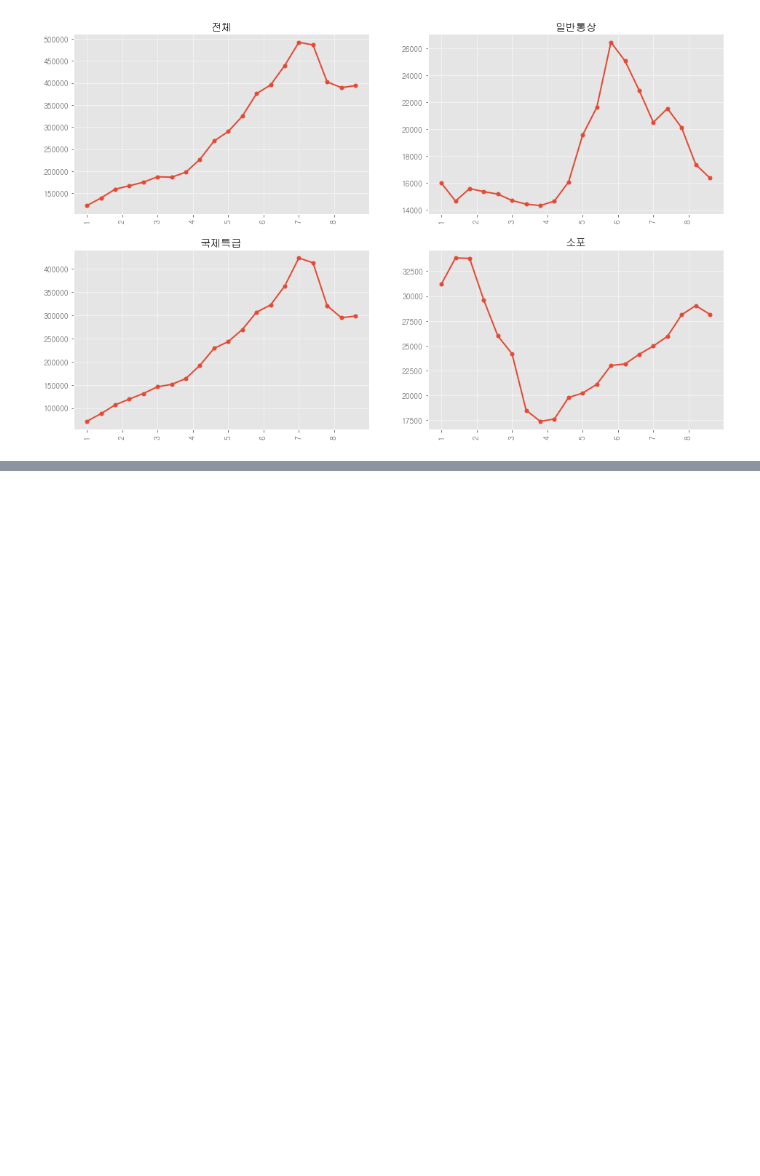
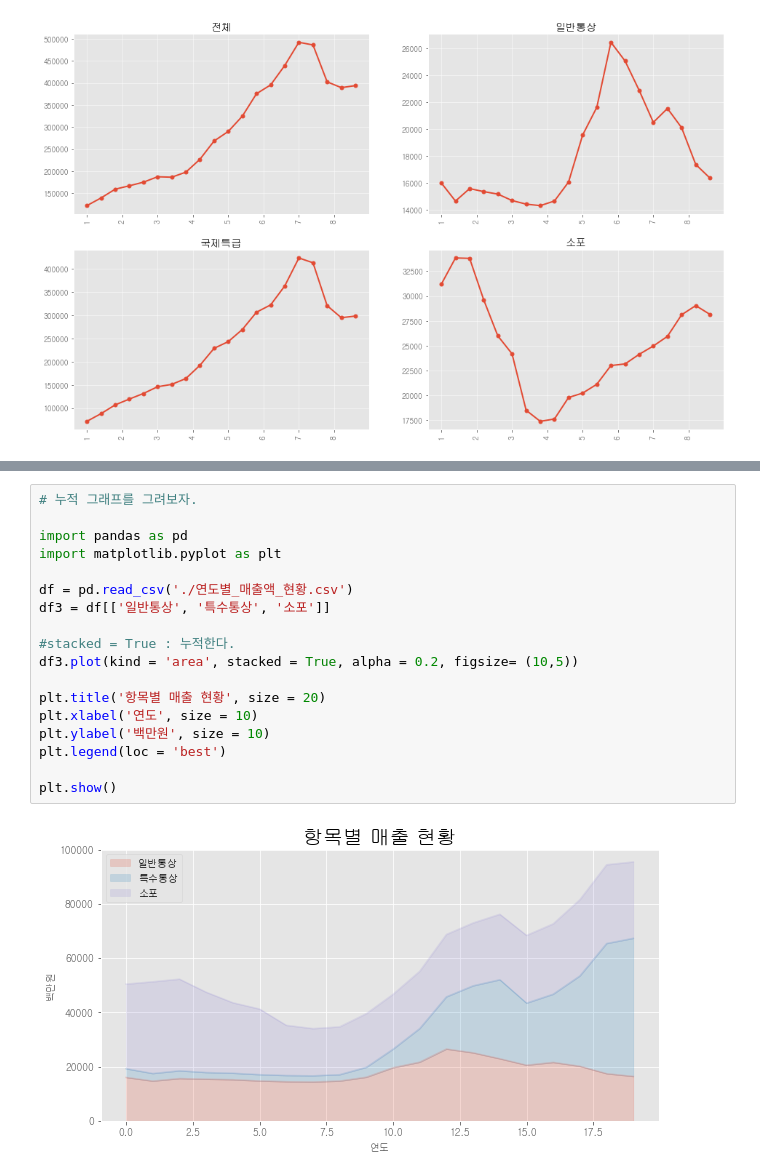
Before and after one commit to swleegit/data_analysis_review, a Jupyter notebook: 데분모05.ipynb, the cells around one changed output, grey strips where cells are left out. Drawn from its saved outputs; the diff is of its cells as text; blank space fills up the shorter version.

```diff
--- a/데분모05.ipynb
+++ b/데분모05.ipynb
@@ -317,0 +387,20 @@ plt.show()
+# %%
+# 누적 그래프를 그려보자.
+
+import pandas as pd
+import matplotlib.pyplot as plt
+
+df = pd.read_csv('./연도별_매출액_현황.csv')
+df3 = df[['일반통상', '특수통상', '소포']]
+
+#stacked = True : 누적한다.
+df3.plot(kind = 'area', stacked = True, alpha = 0.2, figsize= (10,5))
+
+plt.title('항목별 매출 현황', size = 20)
+plt.xlabel('연도', size = 10)
+plt.ylabel('백만원', size = 10)
+plt.legend(loc = 'best')
+
+plt.show()
+# %% [output]
+[figure, added]
```
Also changed, not shown: parts of 6 cells of this notebook.
